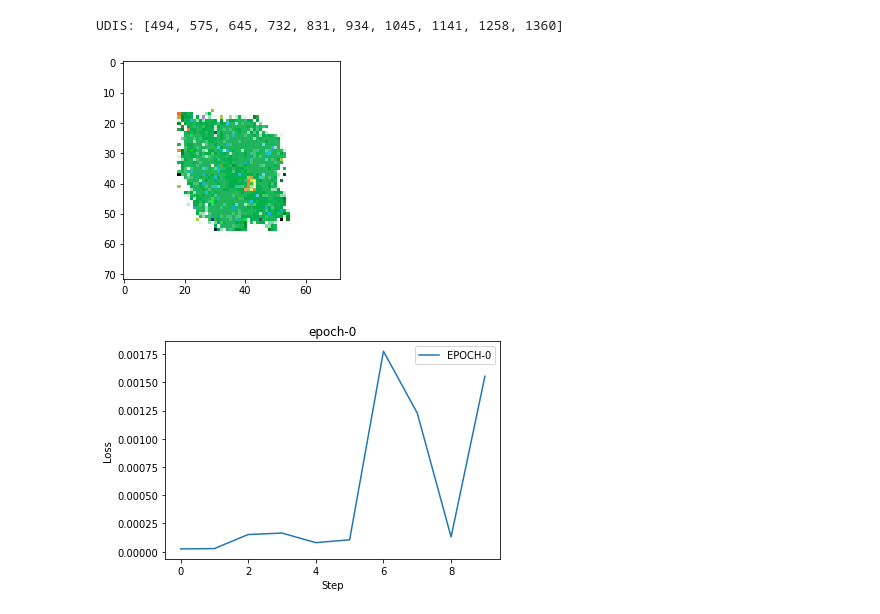
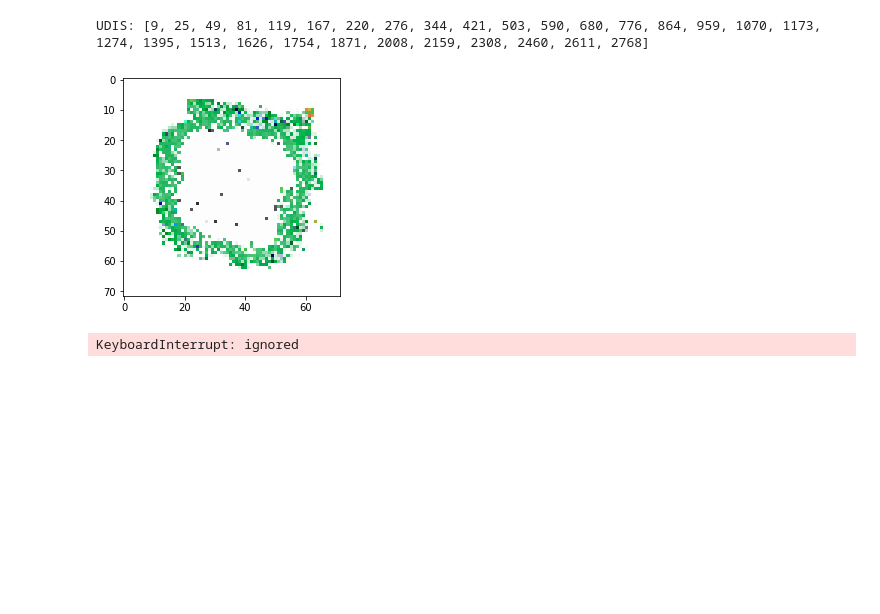
Before and after one commit to Mikcl/CellTransformer, a Jupyter notebook: Cells_are_Transformers_II.ipynb, the cells around one changed output. Drawn from its saved outputs; the diff is of its cells as text; code cells hidden in the pictures; blank space fills up the shorter version.

```diff
--- a/Cells_are_Transformers_II.ipynb
+++ b/Cells_are_Transformers_II.ipynb
@@ -68,7 +68,7 @@ DAMAGE_N = [0, 0, 3][EXPERIMENT_N]  # Number of patterns to damage in a batch
 TOKEN_OFFSET = 2
 NUM_TOKENS = 257 + TOKEN_OFFSET
 ENC_SEQ_LEN = 9 * CHANNEL_N
-DEC_SEQ_LEN = ENC_SEQ_LEN + CHANNEL_N
+DEC_SEQ_LEN = CHANNEL_N
 # %%
 #@title Tranformer Hyperparameters
 
@@ -329,11 +329,11 @@ def visualize_batched(x, c=4):
 
 # training
 log_loss = []
-UPDATE_STEPS = 10 # 21
+UPDATE_STEPS = 21 # 21
 SENTENCE_BATCH = 32
-TRAIN_ON=True
-EVAL_STEPS = 10
-VISUALISE_EVERY = 10
+TRAIN_ON=False
+EVAL_STEPS = 30
+VISUALISE_EVERY = 20
 
 def get_X_values(x, mask=None):
   # X values
@@ -377,7 +377,7 @@ def get_X0():
 next_token_loss = [['EPOCH', 'STEP', 'LOSS']]
 epoch_losses = []
 
-for i in tqdm.tqdm(range(1), mininterval=10., desc='training epochs'):
+for i in tqdm.tqdm(range(EPOCHS), mininterval=10., desc='training epochs'):
     x = get_X0()
 
     step_loss = []
@@ -409,7 +409,7 @@ for i in tqdm.tqdm(range(1), mininterval=10., desc='training epochs'):
         y_seq_un_cleaned = image_to_sentences(y_target)
         y_seq_cleaned = y_seq_un_cleaned[valid_instances]
         y_seq = tokenize(y_seq_cleaned)
-        Y_seq = torch.cat([prefix, X_seq, y_seq], 1)
+        Y_seq = torch.cat([prefix, y_seq], 1)
 
         # Derive dataset for training.
         dataset = CellTraining(X_seq, Y_seq)
@@ -435,7 +435,7 @@ for i in tqdm.tqdm(range(1), mininterval=10., desc='training epochs'):
 
     # Generate:
     if (EVAL_STEPS > 0 and i % VISUALISE_EVERY == 0):
-      x = x # get_X0()
+      x = get_X0() # x # get_X0()
       udis = []
       enc.eval(), dec.eval()
       for step in tqdm.auto.tqdm(range(EVAL_STEPS), mininterval=1., desc='evaluation step'):
@@ -455,8 +455,8 @@ for i in tqdm.tqdm(range(1), mininterval=10., desc='training epochs'):
         for batch_i , (src, src_mask) in enumerate(data_loader):
           start_tokens = (torch.ones((src.shape[0], 1)) * 1).long().to(device)
 
-          # context = enc(src) # original
-          context = enc(src, input_mask = src_mask)
+          context = enc(src) # original
+          # context = enc(src, input_mask = src_mask)
 
           sample = dec.generate(start_tokens, DEC_SEQ_LEN , context = context)
           # print('sAMPLE', sample, X_seq)
@@ -464,33 +464,33 @@ for i in tqdm.tqdm(range(1), mininterval=10., desc='training epochs'):
           s = batch_i*SENTENCE_BATCH
 
           locations = torch.arange(s,s+predicted_cells.shape[0])
 
           generated[locations] = predicted_cells
 
         output_seq[update_instances] = detokenize(generated)
         # print('instance zero', output_seq[update_instances[0]])
         output_img = sentences_to_image(output_seq, x.shape[2], x.shape[3])
 
         x = output_img[None,...]
       print(f'UDIS: {udis}')
       visualize_batched(x.detach().clone())
 
     if (TRAIN_ON and i % VISUALISE_EVERY == 0):
       plt.figure()
       for ep, l in enumerate(epoch_losses):
         plt.plot(l, label=f'EPOCH-{ep}')
 
       plt.xlabel("Step")
       plt.ylabel("Loss")
       plt.title(f"epoch-{i}")
       plt.legend()
       plt.show()
 
       epoch_losses = []
 
 
     # TODO - produced x - calculate l2 loss and add to log loss - need alignment first
 # %% [output]
-UDIS: [494, 575, 645, 732, 831, 934, 1045, 1141, 1258, 1360]
+UDIS: [9, 25, 49, 81, 119, 167, 220, 276, 344, 421, 503, 590, 680, 776, 864, 959, 1070, 1173, 1274, 1395, 1513, 1626, 1754, 1871, 2008, 2159, 2308, 2460, 2611, 2768]
-[figure, old version]
+[figure, new version]
-[figure, removed]
+KeyboardInterrupt: ignored
```
Also changed, not shown: parts of 1 cell of this notebook.
